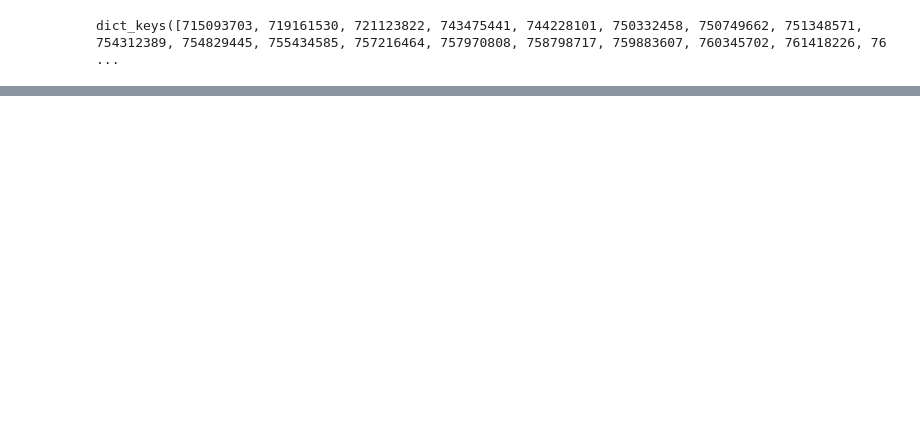
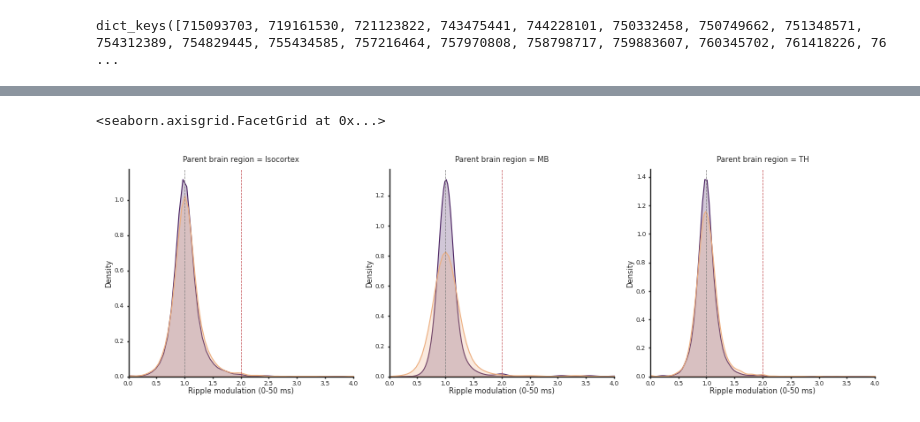
Before and after one commit to RobertoDF/De-Filippo-et-al-2022, a Jupyter notebook: Untitled.ipynb, the cells around one changed output, grey strips where cells are left out. Drawn from its saved outputs; the diff is of its cells as text; code cells hidden in the pictures; blank space fills up the shorter version.

```diff
--- a/Untitled.ipynb
+++ b/Untitled.ipynb
@@ -241,0 +402,9 @@ VISrl                            1.065625        1.286808
+# %%
+g = sns.FacetGrid(_[_['Parent brain region']!='HPF'], col='Parent brain region', sharex=False, sharey=False, col_order=['Isocortex', 'MB', 'TH'])
+g.map_dataframe(sns.kdeplot, x='Ripple modulation (0-50 ms)', hue='Type', palette=palette_ML, fill=True, cut=0)
+g.refline(x=1)
+g.refline(x=2, color='r')
+g.set(xlim=(0, 4))
+# %% [output]
+<seaborn.axisgrid.FacetGrid at 0x...>
+[figure, added]
```
Also changed, not shown: parts of 61 cells of this notebook, 29 other files.
